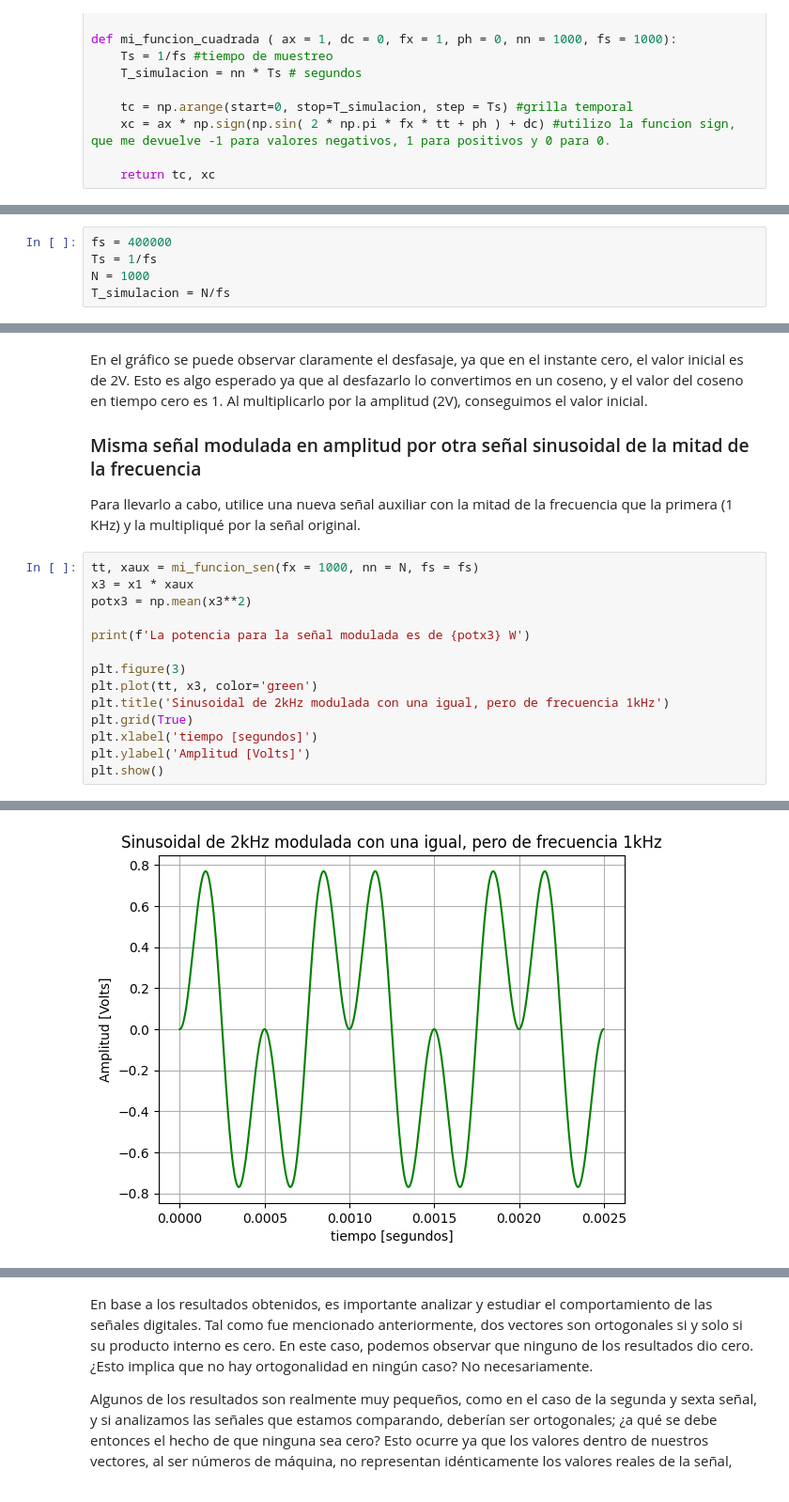
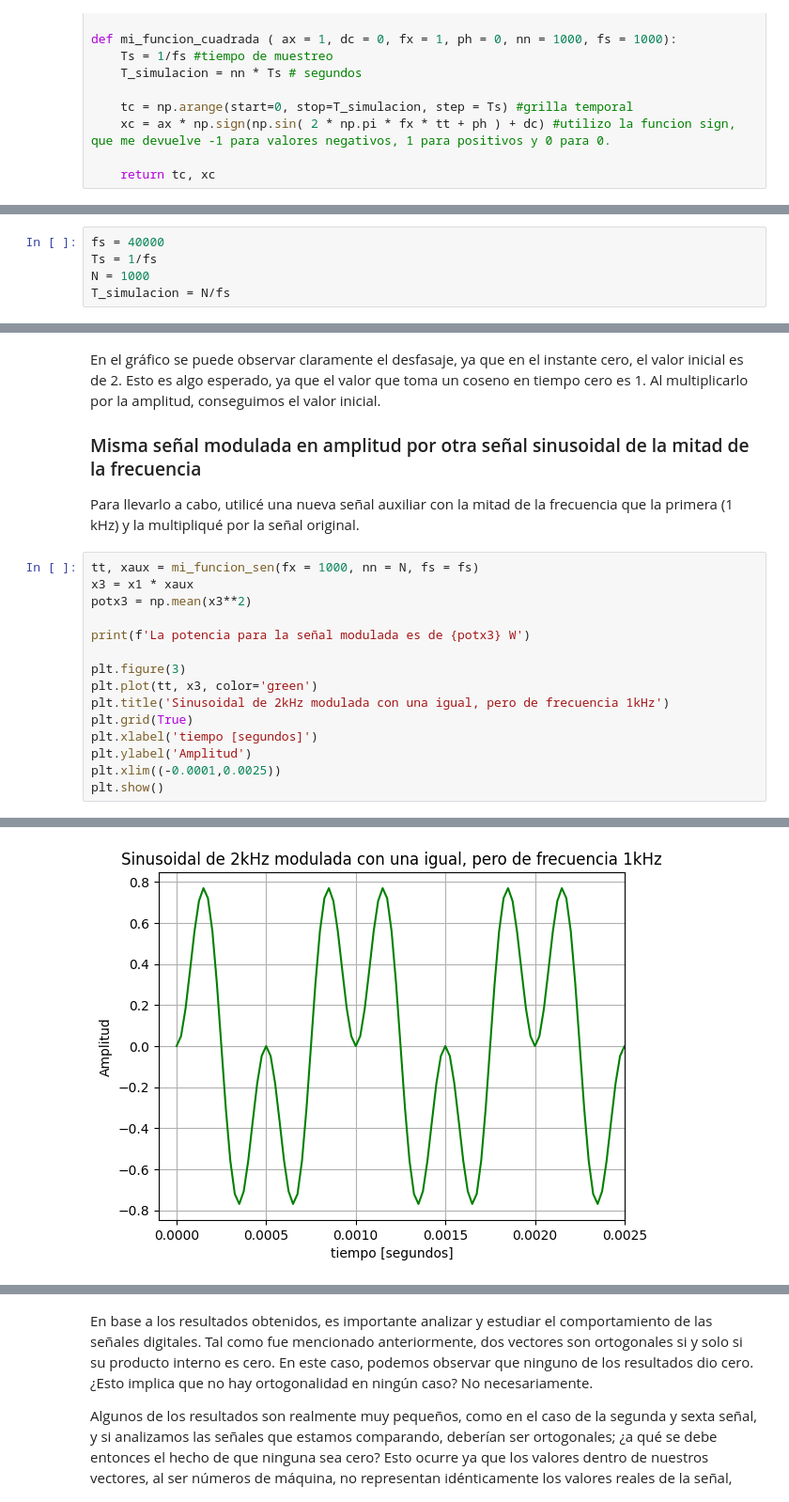
Before and after one commit to mtaranilla/APS_2025, a Jupyter notebook: TS1_Taranilla_notebook.ipynb, the cells around one changed output, grey strips where cells are left out. Shown at 94% size. Cells and saved outputs as stored; diff of their text form.

```diff
--- a/TS1_Taranilla_notebook.ipynb
+++ b/TS1_Taranilla_notebook.ipynb
@@ -117,5 +117,5 @@ En todos los casos utilicé una misma *fs = 400 KHz* (Por lo tanto una *Ts = 0,0
 # %%
-fs = 400000
+fs = 40000
 Ts = 1/fs
 N = 1000
 T_simulacion = N/fs
@@ -160,8 +162,8 @@ La potencia para la sinusoidal de 2KHz, Amplitud 2 y fase π/2 es de 2.0 W
 # %% [markdown]
-En el gráfico se puede observar claramente el desfasaje, ya que en el instante cero, el valor inicial es de 2V. Esto es algo esperado ya que al desfazarlo lo convertimos en un coseno, y el valor del coseno en tiempo cero es 1. Al multiplicarlo por la amplitud (2V), conseguimos el valor inicial.
+En el gráfico se puede observar claramente el desfasaje, ya que en el instante cero, el valor inicial es de 2. Esto es algo esperado, ya que el valor que toma un coseno en tiempo cero es 1. Al multiplicarlo por la amplitud, conseguimos el valor inicial.
 
 ### Misma señal modulada en amplitud por otra señal sinusoidal de la mitad de la frecuencia
-Para llevarlo a cabo, utilice una nueva señal auxiliar con la mitad de la frecuencia que la primera (1 KHz) y la multipliqué por la señal original.
+Para llevarlo a cabo, utilicé una nueva señal auxiliar con la mitad de la frecuencia que la primera (1 kHz) y la multipliqué por la señal original.
 # %%
 tt, xaux = mi_funcion_sen(fx = 1000, nn = N, fs = fs)
 x3 = x1 * xaux
@@ -174,6 +176,7 @@ plt.plot(tt, x3, color='green')
 plt.title('Sinusoidal de 2kHz modulada con una igual, pero de frecuencia 1kHz')
 plt.grid(True)
 plt.xlabel('tiempo [segundos]')
-plt.ylabel('Amplitud [Volts]')
+plt.ylabel('Amplitud')
+plt.xlim((-0.0001,0.0025))
 plt.show()
 # %% [output]
@@ -181,3 +184,3 @@ La potencia para la señal modulada es de 0.25000000000000006 W
-[figure, old version]
+[figure, new version]
 # %% [markdown]
 ### Señal anterior recortada al 75% de su amplitud
```
Also changed, not shown: parts of 24 cells of this notebook.
